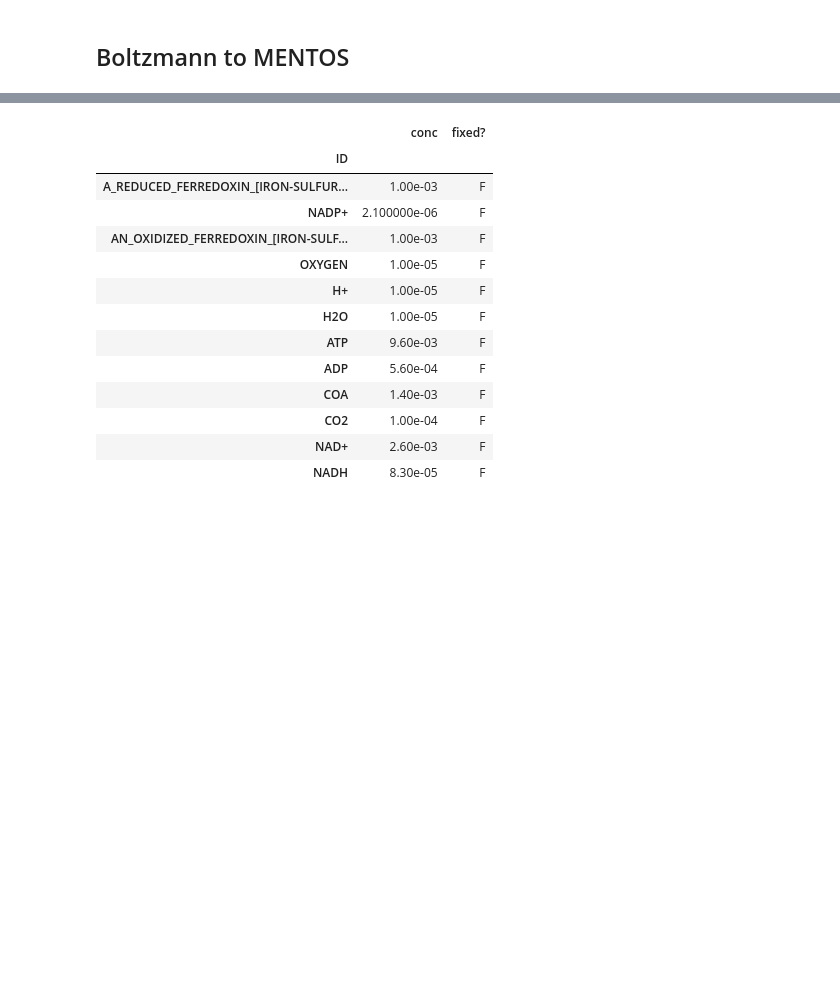
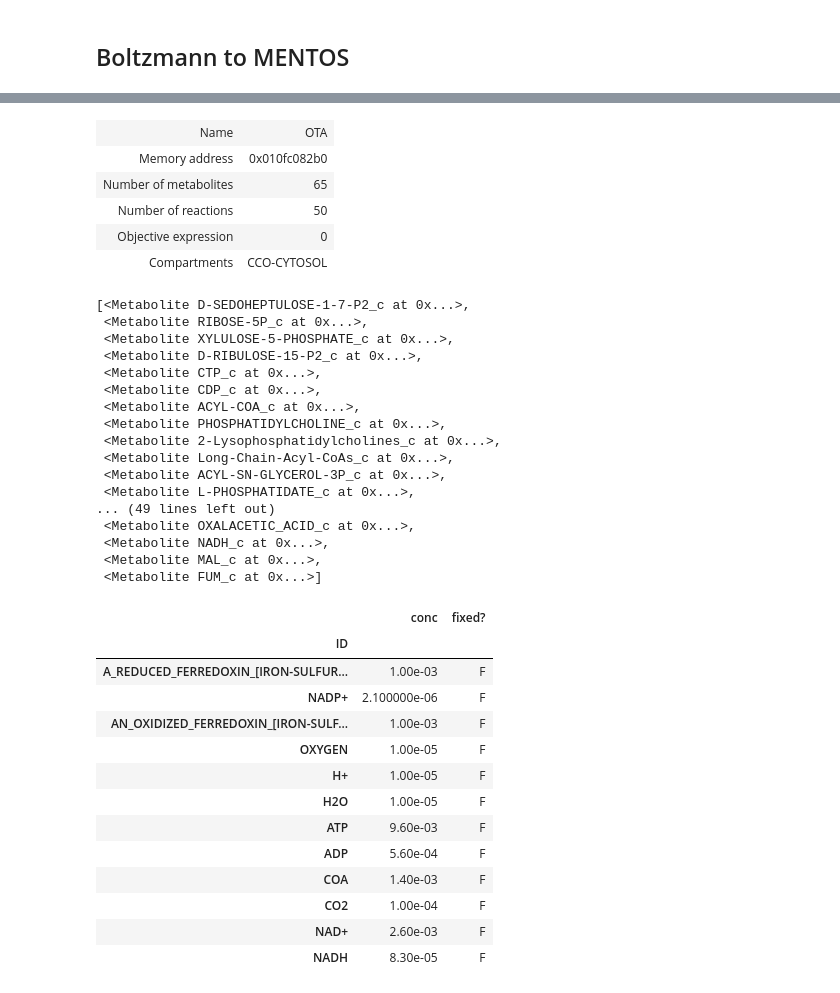
Before and after one commit to nkkchem/Ostreoccus_cent_simulation, a Jupyter notebook: Ostreococcus_centeral_Met.ipynb, the cells around one changed output, grey strips where cells are left out. Saved outputs shown, nothing was run; the diff lists cells and outputs as text; code cells hidden in the pictures; blank space fills up the shorter version.

Commit message:
Fixed sbml to remove compartments

```diff
--- a/Ostreococcus_centeral_Met.ipynb
+++ b/Ostreococcus_centeral_Met.ipynb
@@ -341,3 +341,31 @@ $$Activity = \frac{K^{n}}{K^{n} + X^{n}}$$
 where K is the constant similar to the Michaelis constant, n is the exponent that controls the steepness of the Hill function and $X$ is the concentration of the species that regulates the activity. The Hill function is used to update the activity of the enzyme as follows:
 # %% [markdown]
 ## Boltzmann to MENTOS
+# %%
+import mentos, cobra, re
+import pandas as pd
+import numpy as np
+import cvxpy as cvx
+def unmunge( sbmlid ):
+    ordRE = re.compile('__([0-9]+)__')
+    return ordRE.sub( self.repl, sbmlid)
+def unmunge_model( model, s2b ):
+
+    for met in model.metabolites:
+        met.id = s2b.unmunge(met.id)
+    for rxn in model.reactions:
+        rxn.id = s2b.unmunge(rxn.id)
+    return model
+# %%
+#display(cobra_model)
+cobra_model = cobra.io.read_sbml_model('central_metabolism_dg0.sbml')
+
+deltaG0 = pd.read_table('central_metabolism_dg0.tab',index_col='ID').fillna(0)
+s2b = sbml2boltzmann(cobra_model, deltaG0)
+fullS = pd.DataFrame(cobra.util.array.create_stoichiometric_matrix(cobra_model),
+                    index=[s2b.unmunge(m.id) for m in cobra_model.metabolites],
+                    columns = [s2b.unmunge(r.id) for r in cobra_model.reactions])
+cobra_model = unmunge_model( cobra_model, s2b )
+display(cobra_model)
+cobra_model.objective = ''
+# %% [output]
@@ -344 +374,24 @@ where K is the constant similar to the Michaelis constant, n is the exponent tha
+| Name | OTA |
+| Memory address | 0x010fc082b0 |
+| Number of metabolites | 65 |
+| Number of reactions | 50 |
+| Objective expression | 0 |
+| Compartments | CCO-CYTOSOL |
+[<Metabolite D-SEDOHEPTULOSE-1-7-P2_c at 0x...>,
+ <Metabolite RIBOSE-5P_c at 0x...>,
+ <Metabolite XYLULOSE-5-PHOSPHATE_c at 0x...>,
+ <Metabolite D-RIBULOSE-15-P2_c at 0x...>,
+ <Metabolite CTP_c at 0x...>,
+ <Metabolite CDP_c at 0x...>,
+ <Metabolite ACYL-COA_c at 0x...>,
+ <Metabolite PHOSPHATIDYLCHOLINE_c at 0x...>,
+ <Metabolite 2-Lysophosphatidylcholines_c at 0x...>,
+ <Metabolite Long-Chain-Acyl-CoAs_c at 0x...>,
+ <Metabolite ACYL-SN-GLYCEROL-3P_c at 0x...>,
+ <Metabolite L-PHOSPHATIDATE_c at 0x...>,
+... (49 lines left out)
+ <Metabolite OXALACETIC_ACID_c at 0x...>,
+ <Metabolite NADH_c at 0x...>,
+ <Metabolite MAL_c at 0x...>,
+ <Metabolite FUM_c at 0x...>]
 # %%
```
Also changed, not shown: parts of 3 cells of this notebook, 1 other file.
